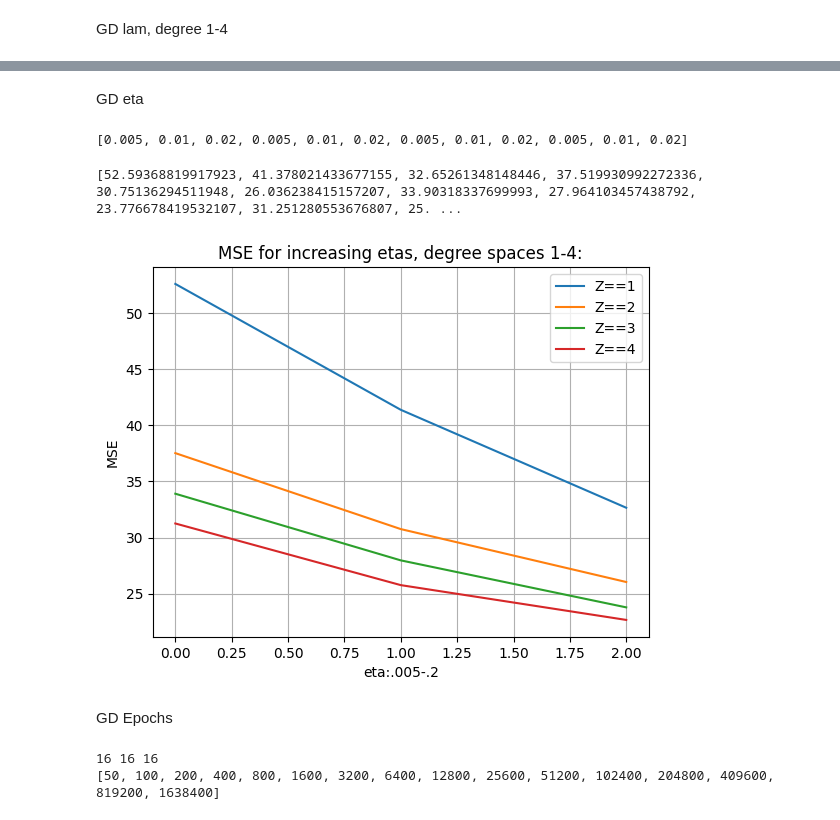
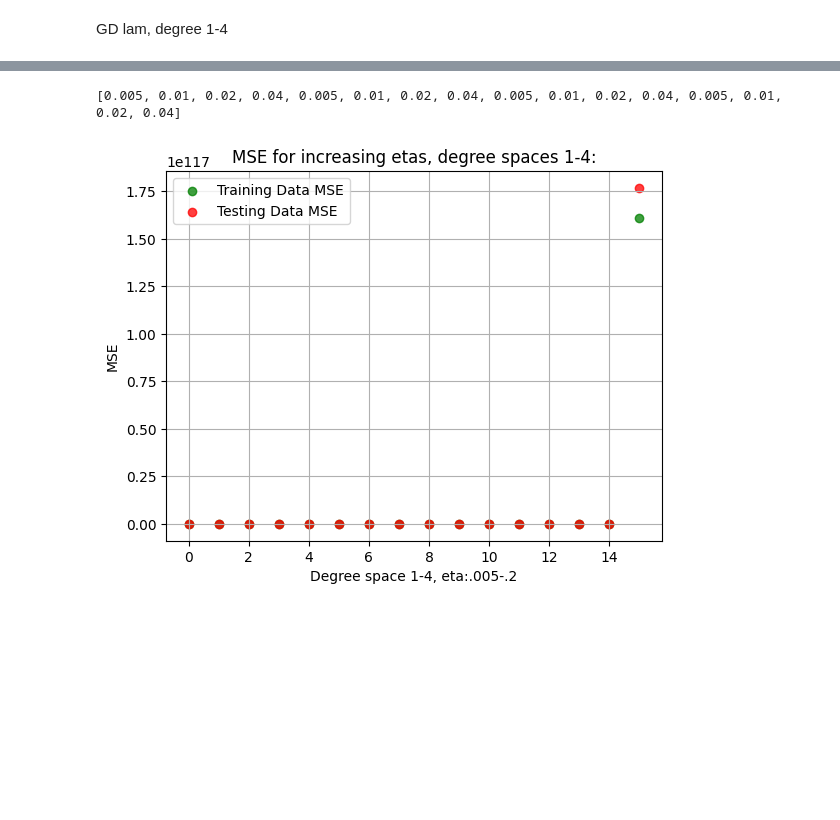
Before and after one commit to schuywalker/ML_homework, a Jupyter notebook: prog4/code_linear_regression/hyperparameter_tests.ipynb, the cells around one changed output, grey strips where cells are left out. Drawn from its saved outputs; the diff is of its cells as text; code cells hidden in the pictures; blank space fills up the shorter version.

```diff
--- a/prog4/code_linear_regression/hyperparameter_tests.ipynb
+++ b/prog4/code_linear_regression/hyperparameter_tests.ipynb
@@ -142,7 +131,7 @@ trainedMSE = []
 testMSE = []
 lamValues = []
 lamIncrement = 0.003125
-for i in range(1,16,1):
+for i in range(1,22,1):
     lr = LR.LinearRegression()
     lr.fit(X_train, y_train, CF = False, lam = lamIncrement, eta = 0.01, epochs = 1000, degree = z_r)
     trainedMSE.append(lr.error(X_train,y_train))
@@ -298,5 +255,21 @@ for z in range(1,5):
 # %% [markdown]
 GD degree only
+# %%
+
+# Gradient Descent JUST DEGREE
+
+trainedMSE = []
+testMSE = []
+degreeSpace = []
+
+for z in range(1,5):
+    # for i in range(1,21,2):
+    lr = LR.LinearRegression()
+    lr.fit(X_train, y_train, CF = True, lam = 0.1, eta = 0.01, epochs = 1000, degree = z_r)
+    trainedMSE.append(lr.error(X_train,y_train))
+    testMSE.append(lr.error(X_test, y_test))
+    # lamIncrement *= 2
+    degreeSpace.append(z)
 # %%
 # GRADIENT DESCENT DEGREE 1-4 TEST
 
@@ -378,5 +348,3 @@ plt.grid(True)
-# %% [markdown]
-GD eta
 # %%
 # GD eta testing through degree spaces
 
@@ -386,10 +354,10 @@ etaValues = []
 
 for z in range(1,5):
     etaTracker = 0.005
-    for i in range(1,4,1):
-        # at 5, MSE shoots way way up
+    for i in range(1,5,1):
+
         lr = LR.LinearRegression()
-        lr.fit(X_train, y_train, CF = False, lam = 0.1, eta = etaTracker, epochs = 500, degree = z)
+        lr.fit(X_train, y_train, CF = False, lam = 0.1, eta = etaTracker, epochs = 200, degree = z)
         trainedMSE.append(lr.error(X_train,y_train))
         testMSE.append(lr.error(X_test, y_test))
         etaValues.append(etaTracker)
@@ -397,25 +365,17 @@ for z in range(1,5):
 
 print(etaValues)
 # %% [output]
-[0.005, 0.01, 0.02, 0.005, 0.01, 0.02, 0.005, 0.01, 0.02, 0.005, 0.01, 0.02]
+[0.005, 0.01, 0.02, 0.04, 0.005, 0.01, 0.02, 0.04, 0.005, 0.01, 0.02, 0.04, 0.005, 0.01, 0.02, 0.04]
-# %%
-print(testMSE)
-# %% [output]
-[52.59368819917923, 41.378021433677155, 32.65261348148446, 37.519930992272336, 30.75136294511948, 26.036238415157207, 33.90318337699993, 27.964103457438792, 23.776678419532107, 31.251280553676807, 25. ...
 # %%
-# plt.scatter(range(0,len(trainedMSE)),trainedMSE,c="green",alpha=0.75,label="Training Data MSE")
-# plt.scatter(range(0,len(trainedMSE)),testMSE,c="red",alpha=0.75, label="Testing Data MSE")
-plt.plot(testMSE[0:3], label="Z==1")
-plt.plot(testMSE[3:6], label="Z==2")
-plt.plot(testMSE[6:9], label="Z==3")
-plt.plot(testMSE[9:12], label="Z==4")
+plt.scatter(range(0,len(trainedMSE)),trainedMSE,c="green",alpha=0.75,label="Training Data MSE")
+plt.scatter(range(0,len(trainedMSE)),testMSE,c="red",alpha=0.75, label="Testing Data MSE")
 # plt.plot(MSE_Differences, label="MSE_Differences")
 # plt.text(0,0,"lower trend in MSE_Differences indicates Trained set improving relative to Test set in minimizing MSE")
-plt.xlabel('eta:.005-.2')
+plt.xlabel('Degree space 1-4, eta:.005-.2')
         #    Note: lower trend in MSE_Differences indicates Trained set IMPROVING\nrelative to Test set in minimizing MSE')
 plt.ylabel('MSE')
 plt.title("MSE for increasing etas, degree spaces 1-4:")
 plt.legend()
 plt.grid(True)
 # %% [output]
-[figure, old version]
+[figure, new version]
@@ -426,2 +381,0 @@ plt.grid(True)
-# %% [markdown]
-GD Epochs
@@ -447,8 +381,0 @@ for i in range(1,17,1): # 50 1600
-# %%
-# print(epochValues)
-x = np.array(epochValues)
-print (len(trainedMSE), len(testMSE), len(x))
-print(epochValues)
-# %% [output]
-16 16 16
-[50, 100, 200, 400, 800, 1600, 3200, 6400, 12800, 25600, 51200, 102400, 204800, 409600, 819200, 1638400]
```
Also changed, not shown: parts of 25 cells of this notebook, 17 other files.
